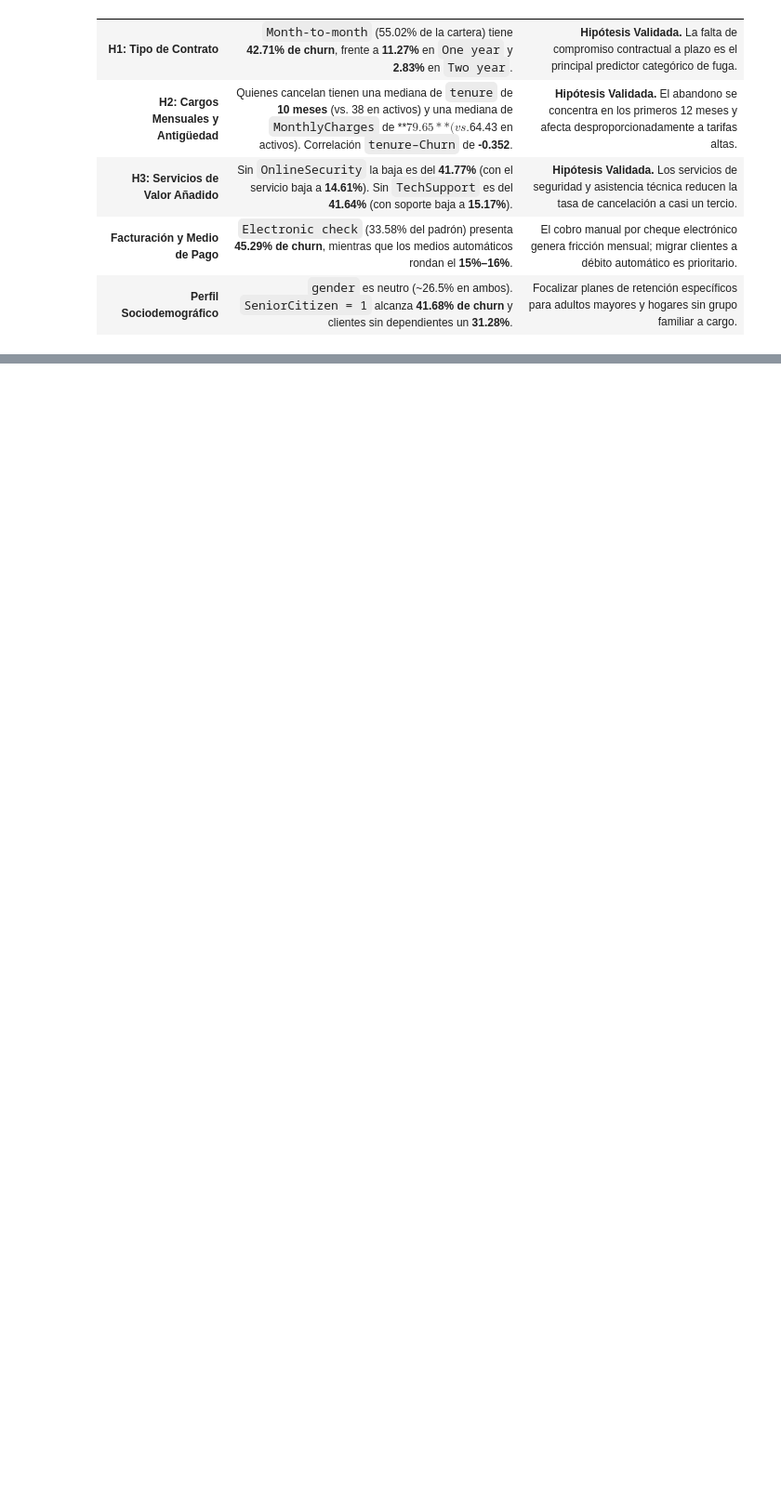
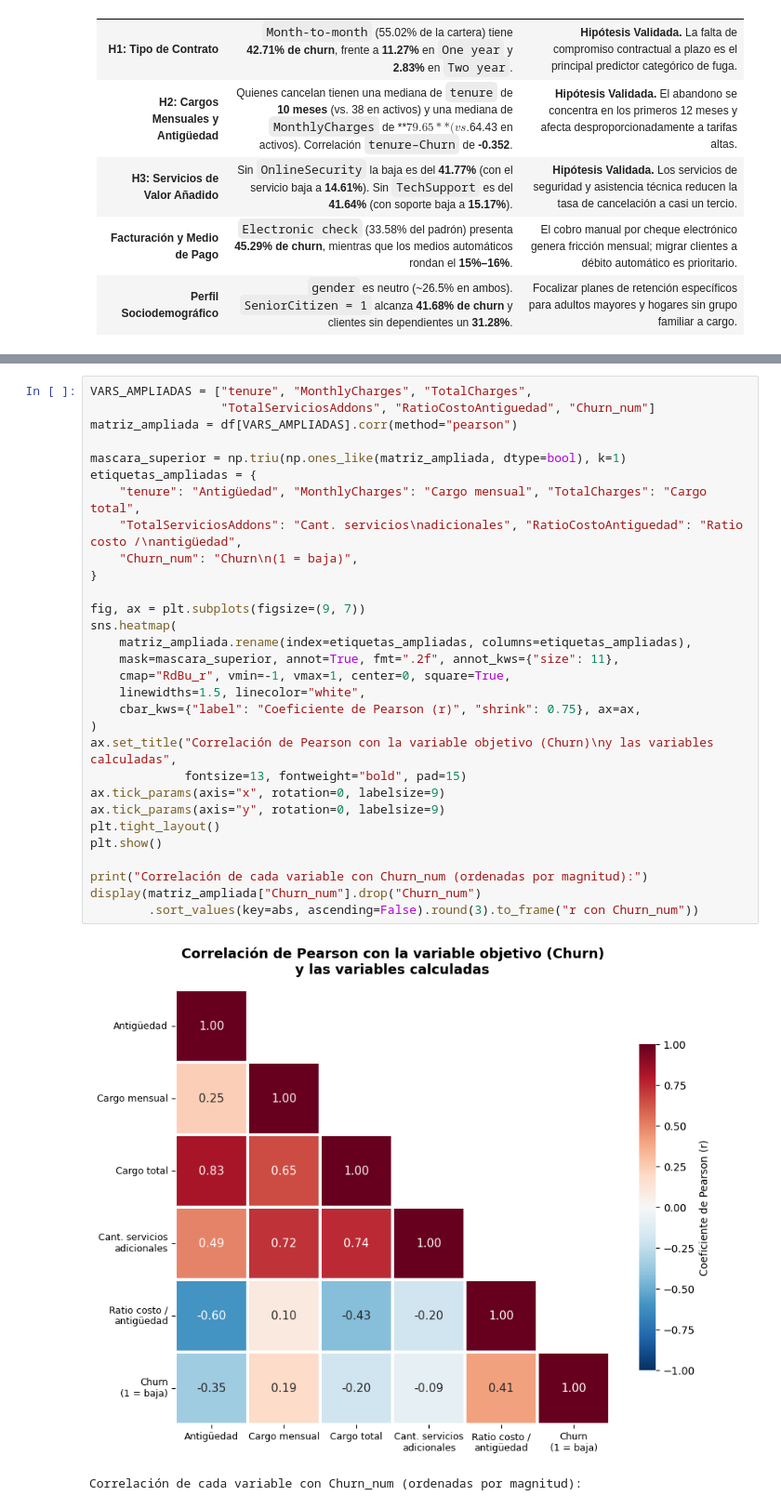
Before and after one commit to Janegro09/tpi-analisis-de-datos, a Jupyter notebook: notebooks/TPI_Analisis_de_Datos.ipynb, the cells around one changed output, grey strips where cells are left out. Shown at 93% size. Saved outputs shown, nothing was run; the diff lists cells and outputs as text; blank space fills up the shorter version.

```diff
--- a/notebooks/TPI_Analisis_de_Datos.ipynb
+++ b/notebooks/TPI_Analisis_de_Datos.ipynb
@@ -928,0 +1039,33 @@ for c in cols_contratacion:
+# %%
+VARS_AMPLIADAS = ["tenure", "MonthlyCharges", "TotalCharges",
+                  "TotalServiciosAddons", "RatioCostoAntiguedad", "Churn_num"]
+matriz_ampliada = df[VARS_AMPLIADAS].corr(method="pearson")
+
+mascara_superior = np.triu(np.ones_like(matriz_ampliada, dtype=bool), k=1)
+etiquetas_ampliadas = {
+    "tenure": "Antigüedad", "MonthlyCharges": "Cargo mensual", "TotalCharges": "Cargo total",
+    "TotalServiciosAddons": "Cant. servicios\nadicionales", "RatioCostoAntiguedad": "Ratio costo /\nantigüedad",
+    "Churn_num": "Churn\n(1 = baja)",
+}
+
+fig, ax = plt.subplots(figsize=(9, 7))
+sns.heatmap(
+    matriz_ampliada.rename(index=etiquetas_ampliadas, columns=etiquetas_ampliadas),
+    mask=mascara_superior, annot=True, fmt=".2f", annot_kws={"size": 11},
+    cmap="RdBu_r", vmin=-1, vmax=1, center=0, square=True,
+    linewidths=1.5, linecolor="white",
+    cbar_kws={"label": "Coeficiente de Pearson (r)", "shrink": 0.75}, ax=ax,
+)
+ax.set_title("Correlación de Pearson con la variable objetivo (Churn)\ny las variables calculadas",
+             fontsize=13, fontweight="bold", pad=15)
+ax.tick_params(axis="x", rotation=0, labelsize=9)
+ax.tick_params(axis="y", rotation=0, labelsize=9)
+plt.tight_layout()
+plt.show()
+
+print("Correlación de cada variable con Churn_num (ordenadas por magnitud):")
+display(matriz_ampliada["Churn_num"].drop("Churn_num")
+        .sort_values(key=abs, ascending=False).round(3).to_frame("r con Churn_num"))
+# %% [output]
+[figure, added]
+Correlación de cada variable con Churn_num (ordenadas por magnitud):
```
Also changed, not shown: parts of 21 cells of this notebook.
